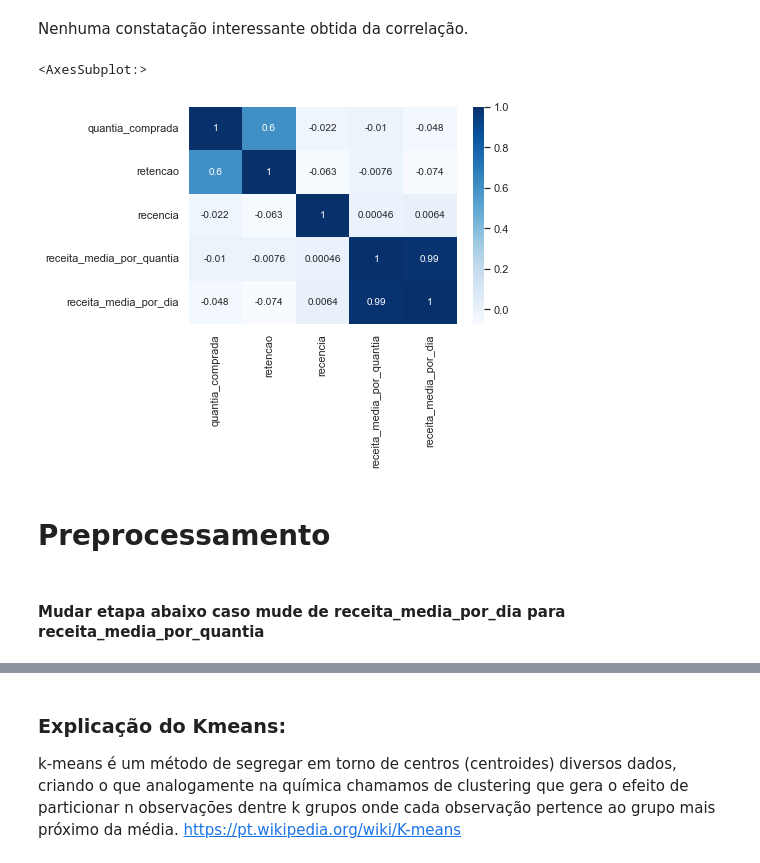
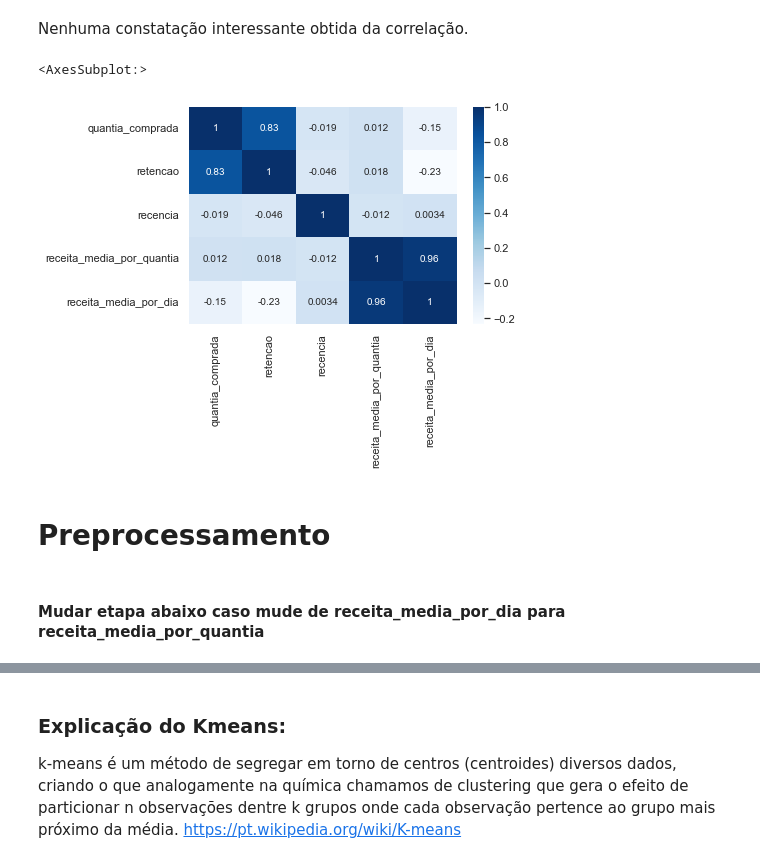
Before and after one commit to riccelso/SVMSquad, a Jupyter notebook: ProjSquadStack/OlistAnalysis2.0.ipynb, the cells around one changed output, grey strips where cells are left out. Saved outputs shown, nothing was run; the diff lists cells and outputs as text; code cells hidden in the pictures.

```diff
--- a/ProjSquadStack/OlistAnalysis2.0.ipynb
+++ b/ProjSquadStack/OlistAnalysis2.0.ipynb
@@ -750,10 +750,10 @@ X['recencia'] = X.recencia.dt.days
 # %% [markdown]
 Nenhuma constatação interessante obtida da correlação.
 # %%
-sns.heatmap(X.corr(), cmap='Blues', annot=True); plt.show()
+sns.heatmap(X.corr('spearman'), cmap='Blues', annot=True); plt.show()
 # %% [output]
 <AxesSubplot:>
-[figure, old version]
+[figure, new version]
 # %% [markdown]
 # Preprocessamento
 # %%
@@ -764,5 +767,5 @@ from sklearn.metrics import silhouette_score
-# %% [markdown]
-#### Mudar etapa abaixo caso mude de receita_media_por_dia para receita_media_por_quantia
+# %% [markdown]
+#### Mudar etapa abaixo caso mude de receita_media_por_dia para receita_media_por_quantia
 # %%
 X.drop('receita_media_por_dia', axis=1, inplace=True)
 X
```
Also changed, not shown: parts of 35 cells of this notebook.
